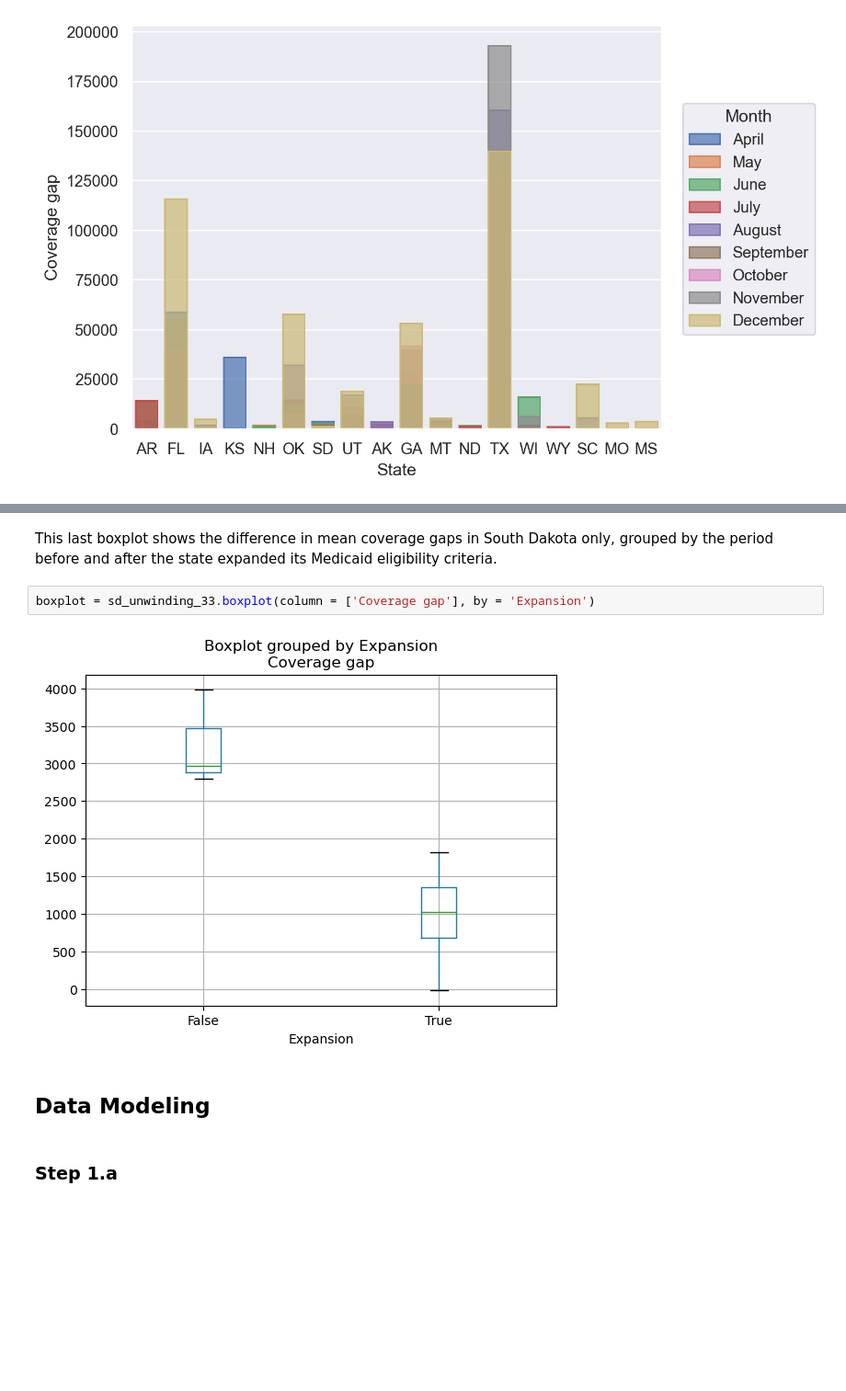
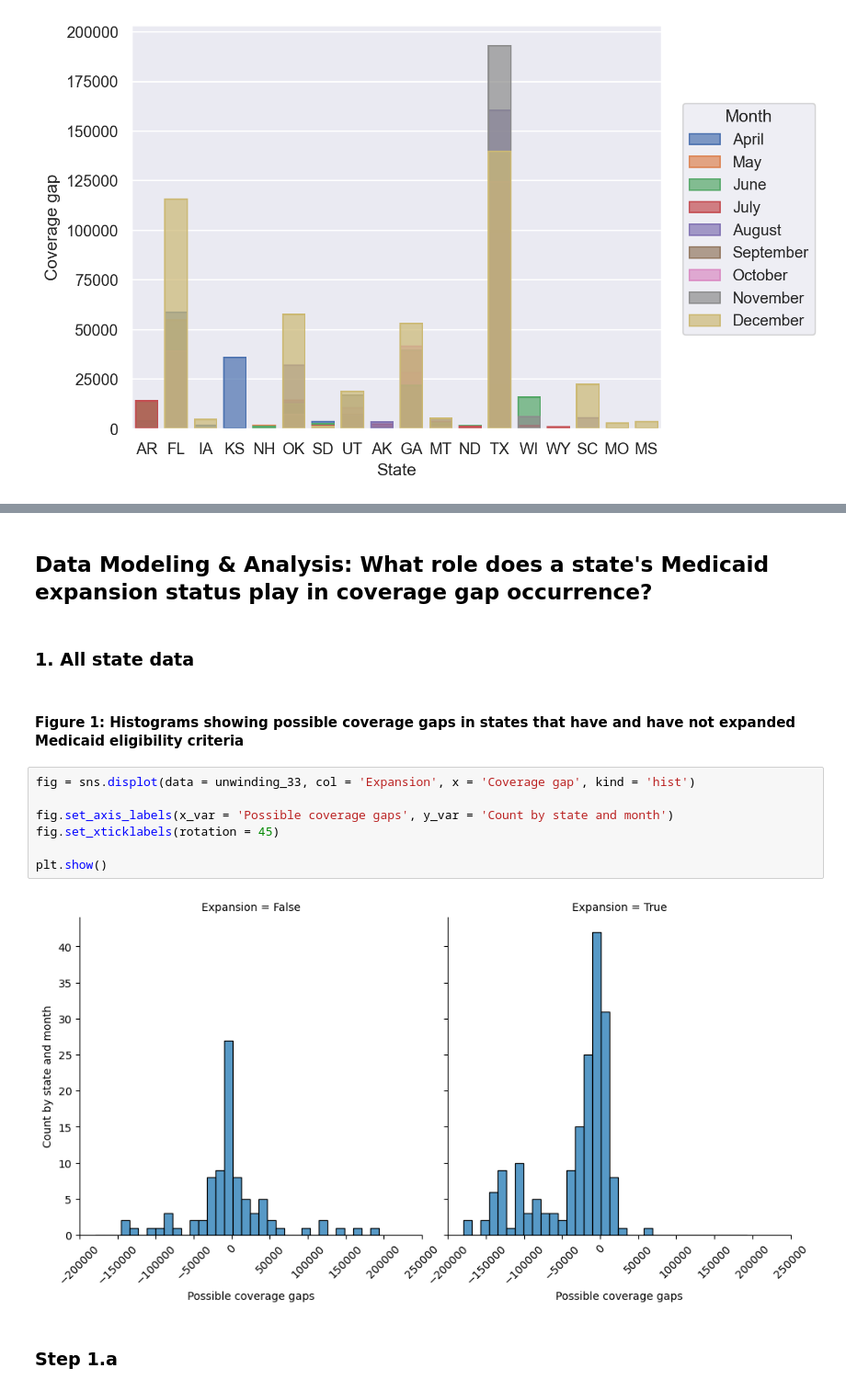
Before and after one commit to Zrrrpy/medicaid-unwinding, a Jupyter notebook: coverage_gap_analysis.ipynb, the cells around one changed output, grey strips where cells are left out. Shown at 92% size. Cells and saved outputs as stored; diff of their text form; blank space fills up the shorter version.

```diff
--- a/coverage_gap_analysis.ipynb
+++ b/coverage_gap_analysis.ipynb
@@ -883,11 +816,18 @@ boxplot = biggest_unwinding_33.boxplot(column = ['Coverage gap'], by = 'Expansio
-# %% [markdown]
-This last boxplot shows the difference in mean coverage gaps in South Dakota only, grouped by the period before and after the state expanded its Medicaid eligibility criteria.
-# %%
-boxplot = sd_unwinding_33.boxplot(column = ['Coverage gap'], by = 'Expansion')
-# %% [output]
-[figure]
 # %% [markdown]
-## Data Modeling
+## Data Modeling & Analysis: What role does a state's Medicaid expansion status play in coverage gap occurrence?
+# %% [markdown]
+### 1. All state data
+# %% [markdown]
+#### Figure 1: Histograms showing possible coverage gaps in states that have and have not expanded Medicaid eligibility criteria
+# %%
+fig = sns.displot(data = unwinding_33, col = 'Expansion', x = 'Coverage gap', kind = 'hist')
+
+fig.set_axis_labels(x_var = 'Possible coverage gaps', y_var = 'Count by state and month')
+fig.set_xticklabels(rotation = 45)
+
+plt.show()
+# %% [output]
+[figure, new version]
 # %% [markdown]
 ### Step 1.a
 # %% [markdown]
```
Also changed, not shown: parts of 71 cells of this notebook.
